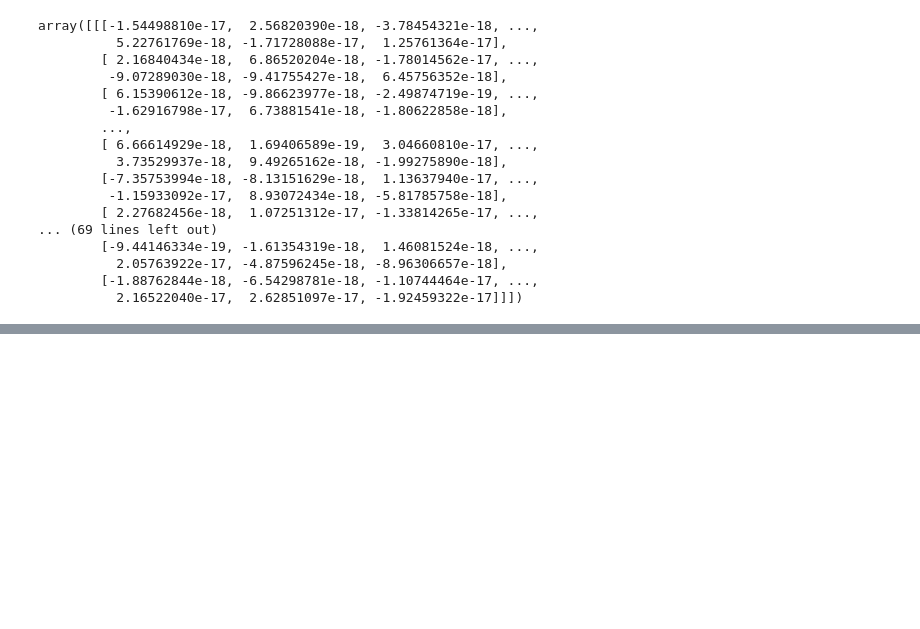
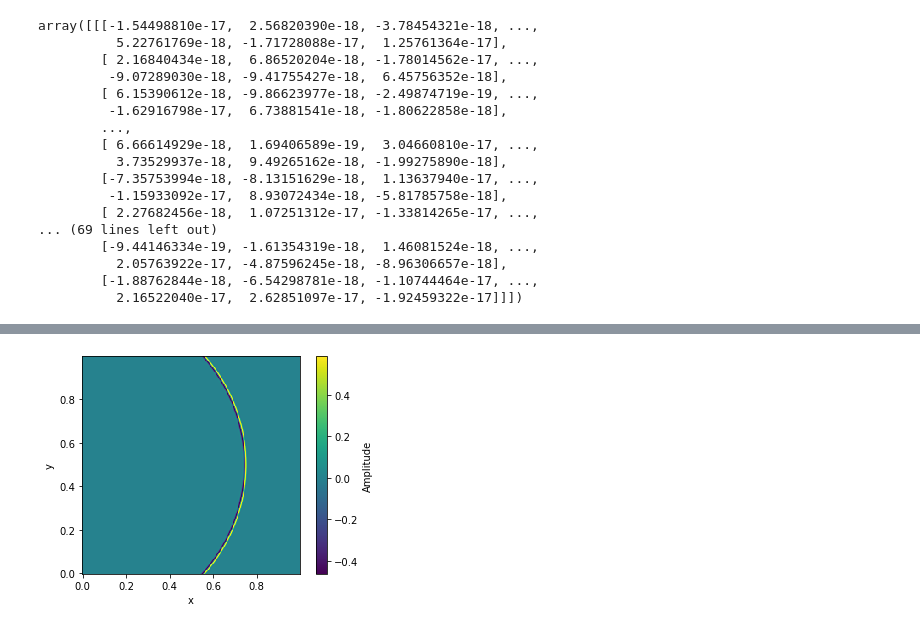
Before and after one commit to PaRaD1SE98/waves, a Jupyter notebook: notebooks/3d_waves_mpl.ipynb, the cells around one changed output, grey strips where cells are left out. Cells and saved outputs as stored; diff of their text form; code cells hidden in the pictures; blank space fills up the shorter version.

```diff
--- a/notebooks/3d_waves_mpl.ipynb
+++ b/notebooks/3d_waves_mpl.ipynb
@@ -318,8 +314,9 @@ fig6 = plt.figure()
 ax6 = fig6.add_subplot()
 ax6.set_xlabel('x')
 ax6.set_ylabel('y')
-image = [ax6.pcolormesh(x, y, ifft_result[:, :, 50], cmap='viridis')]
+image = [ax6.pcolormesh(x, y, ifft_result[:, :, 128], cmap='viridis')]
 ax6.set_aspect(x_max / y_max)
 plt.colorbar(image[0], label='Amplitude')
 ani3 = animation.FuncAnimation(fig6, change_plot_img, len(T), fargs=(ifft_result, image), interval=1000 / fps)
+plt.show()
 # %% [output]
@@ -327,0 +323 @@ ani3 = animation.FuncAnimation(fig6, change_plot_img, len(T), fargs=(ifft_result
+[figure, added]
```
Also changed, not shown: parts of 7 cells of this notebook, 2 other files.
